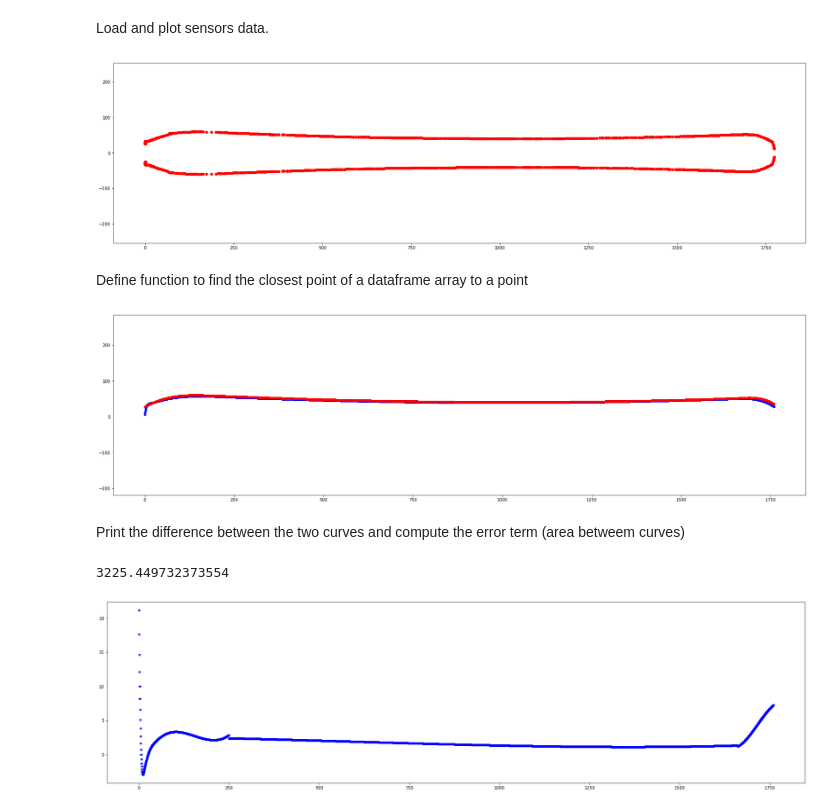
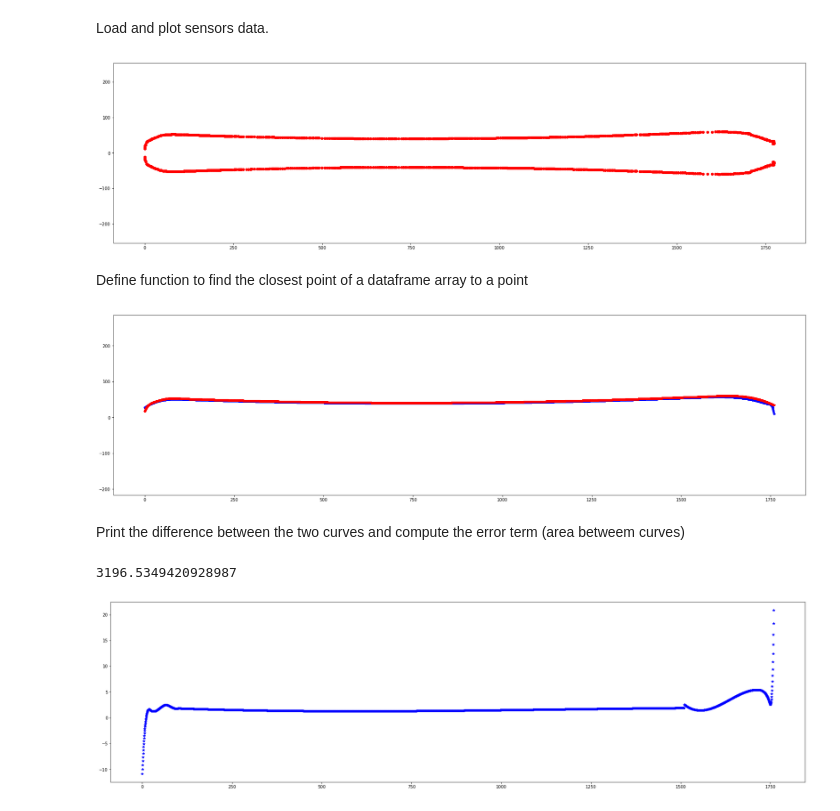
Before and after one commit to raphaFanti/skiScanner-DataLogger, a Jupyter notebook: Post processing/dxf files comparison.ipynb, the cells around one changed output. Cells and saved outputs as stored; diff of their text form; code cells hidden in the pictures.

```diff
--- a/Post processing/dxf files comparison.ipynb
+++ b/Post processing/dxf files comparison.ipynb
@@ -119,11 +114,9 @@ plt.show()
 # %% [markdown]
 Define function to shift and flip data.
 # %%
-def flipnshift(x_points, minimum, maximum):
+def shift_data(x_points, minimum):
 
     out = x_points - minimum
-    out = out - maximum
-    out = -out
 
     return out
 # %% [markdown]
@@ -132,7 +125,12 @@ Load and plot sensors data.
 ski_profile = pd.read_csv(r'C:\Users\Administrator\arduino ski scanner\ski scanner\skiScanner-DataLogger\Post processing\sensorsdata.csv', sep = ",")
 
 ski_profile = ski_profile*10 #To get mm values
+
 # Plot two sides of the ski
+
+# Flip data to have the tail starting from zero
+ski_profile['L'] = ski_profile['L'] - ski_profile['L'].max()
+ski_profile['L'] = -ski_profile['L']
 ski_profile = ski_profile.sort_values('L',ascending=True)
 plt.figure(figsize=(30, 8))
 
@@ -142,7 +140,7 @@ plt.plot(ski_profile['L'], -ski_profile['W'], 'ro')
 plt.axis('equal')
 plt.show()
 # %% [output]
-[figure, old version]
+[figure, new version]
 # %% [markdown]
 Define function to find the closest point of a dataframe array to a point
 # %%
@@ -176,7 +174,7 @@ for spline in msp.query('SPLINE[layer=="2_Ski"]'):
     points = np.array(spline.control_points)
 
     x_nodes_RAW = points[:,0]
-    x_nodes = flipnshift(x_nodes_RAW, minimum, maximum)
+    x_nodes = shift_data(x_nodes_RAW, minimum)
 
     y_nodes = points[:,1]
 
@@ -197,34 +195,34 @@ for spline in msp.query('SPLINE[layer=="2_Ski"]'):
         myspline_sensors = scipy.interpolate.UnivariateSpline(section['L'].to_numpy(), section['W'].to_numpy())
 
         #For each spline create myspline from control_points
         myspline_dxf = scipy.interpolate.UnivariateSpline(x_nodes, y_nodes)
         myspline_knots = myspline_dxf.get_knots()
         myspline_coeffs = myspline_dxf.get_coeffs()
 
         #Oversampling
         x = np.arange(x_nodes[0], x_nodes[-1], 0.5)
         x = np.sort(x)
         tot_x = np.append(tot_x, x)
 
         #Myspline evaluation in more points
         y_myspline_dxf = myspline_dxf(x)
         tot_y = np.append(tot_y,y_myspline_dxf)
 
         y_myspline_sensors = myspline_sensors(x)
         tot_y_sensors = np.append(tot_y_sensors,y_myspline_sensors)
 
         plt.plot(x, y_myspline_dxf, 'b*', label='myspline')
         plt.plot(x, y_myspline_sensors, 'r*', label='myspline')
         #plt.plot(x, -y_myspline_sensors, 'r*', label='myspline')
 
 #plt.plot(tot_x, tot_y, 'b*', label='myspline')
 #plt.plot(ski_profile['L'], ski_profile['W'], 'ro')
 #plt.plot(ski_profile['L'], -ski_profile['W'], 'ro')
 
 plt.axis('equal')
 plt.show()
 # %% [output]
-[figure, old version]
+[figure, new version]
 # %% [markdown]
 Print the difference between the two curves and compute the error term (area betweem curves)
 # %%
@@ -236,5 +234,5 @@ plt.figure(figsize=(30, 8))
 plt.plot(tot_x[:-1], z, 'b*')
 plt.show()
 # %% [output]
-3225.449732373554
+3196.5349420928987
-[figure, old version]
+[figure, new version]
```
Also changed, not shown: parts of 2 cells of this notebook.
